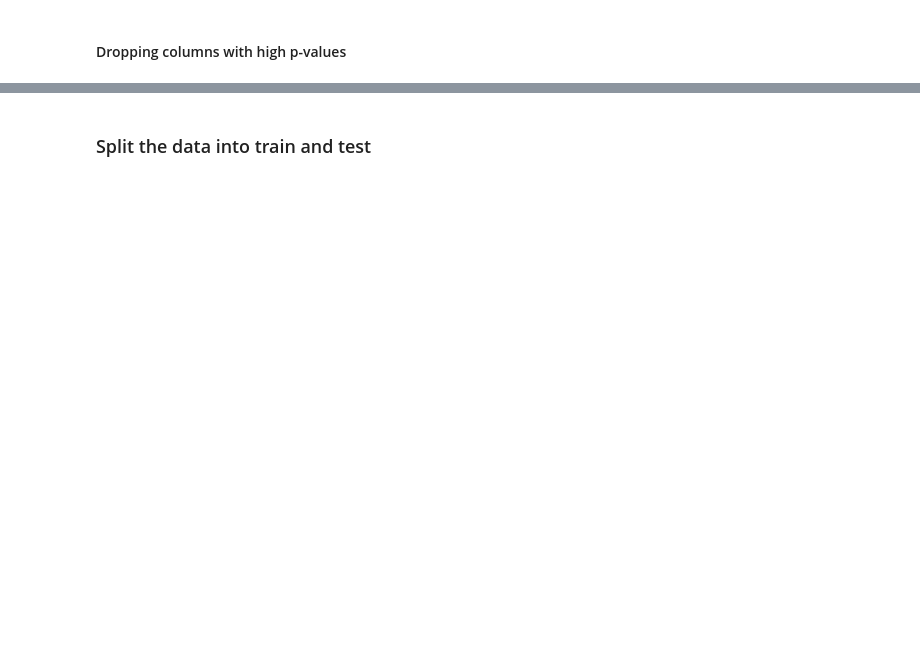
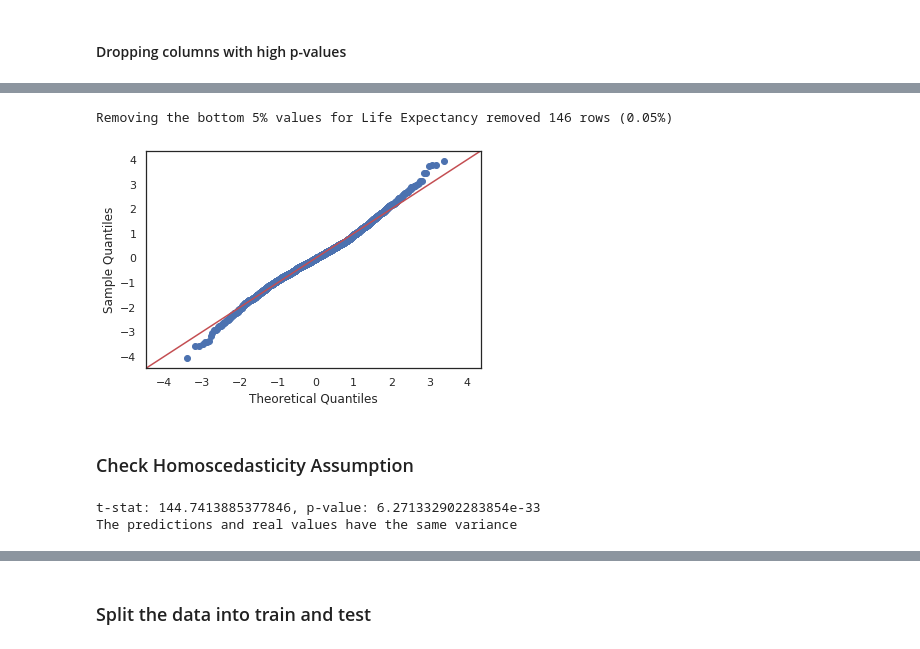
Before and after one commit to locsta/County-Health-Analysis, a Jupyter notebook: marc_index.ipynb, the cells around one changed output, grey strips where cells are left out. Saved outputs shown, nothing was run; the diff lists cells and outputs as text; code cells hidden in the pictures; blank space fills up the shorter version.

```diff
--- a/marc_index.ipynb
+++ b/marc_index.ipynb
@@ -292,6 +289,7 @@ Warnings:
 # %% [markdown]
 #### Dropping columns with high p-values
 # %%
-to_drop = ["Infant_Mortality_Rate", "%_Uninsured_adults", "%_Disconnected_Youth", "%_Homeowners", "%_Severe_Housing_Cost_Burden", "%_Female"]
-for col in to_drop:
+for col in columns_to_drop:
+    if col == "Life_Expectancy":
+        continue
     df = df.drop([col], axis=1)
@@ -298,3 +302,8 @@ for col in to_drop:
+# %%
+rows_b = len(df)
+df = df[df["Life_Expectancy"] < np.percentile(df["Life_Expectancy"],95)]
+rows_a = len(df)
+r_dropped = rows_b - rows_a
 # %%
 y = df["Life_Expectancy"].astype('float')
 X = sm.add_constant(df.drop(["Life_Expectancy"], axis=1).astype('float'))
@@ -321,0 +317,24 @@ Warnings:
+# %%
+rows_b = len(df)
+df = df[df["Life_Expectancy"] > np.percentile(df["Life_Expectancy"],5)]
+rows_a = len(df)
+r_dropped = rows_b - rows_a
+# %%
+y = df["Life_Expectancy"].astype('float')
+X = sm.add_constant(df.drop(["Life_Expectancy"], axis=1).astype('float'))
+model = sm.OLS(y, X)
+results = model.fit()
+fig = sm.graphics.qqplot(results.resid, dist=stats.norm, line='45', fit=True)
+print(f"Removing the bottom 5% values for Life Expectancy removed {r_dropped} rows ({round(r_dropped/rows_b, 2)}%)")
+# %% [output]
+Removing the bottom 5% values for Life Expectancy removed 146 rows (0.05%)
+[figure, added]
+# %% [markdown]
+### Check Homoscedasticity Assumption
+# %%
+t, p = levene(results.predict(X), df["Life_Expectancy"])
+print(f"t-stat: {t}, p-value: {p}")
+print("The predictions and real values DON'T have the same variance") if p > 0.05 else print("The predictions and real values have the same variance")
+# %% [output]
+t-stat: 144.7413885377846, p-value: 6.271332902283854e-33
+The predictions and real values have the same variance
```
Also changed, not shown: parts of 52 cells of this notebook, 1 other file.
